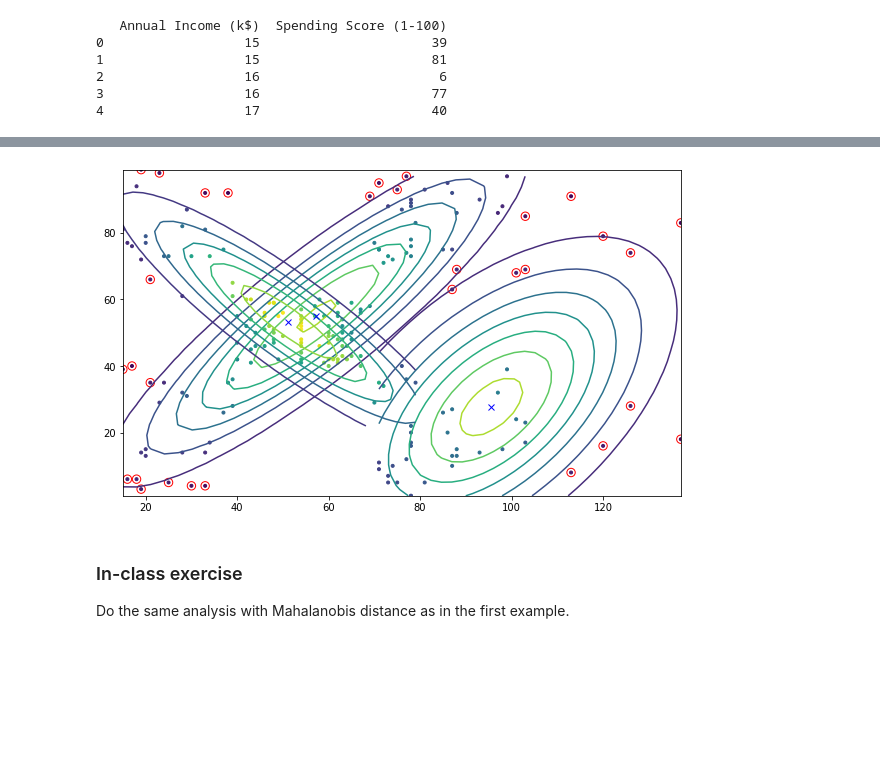
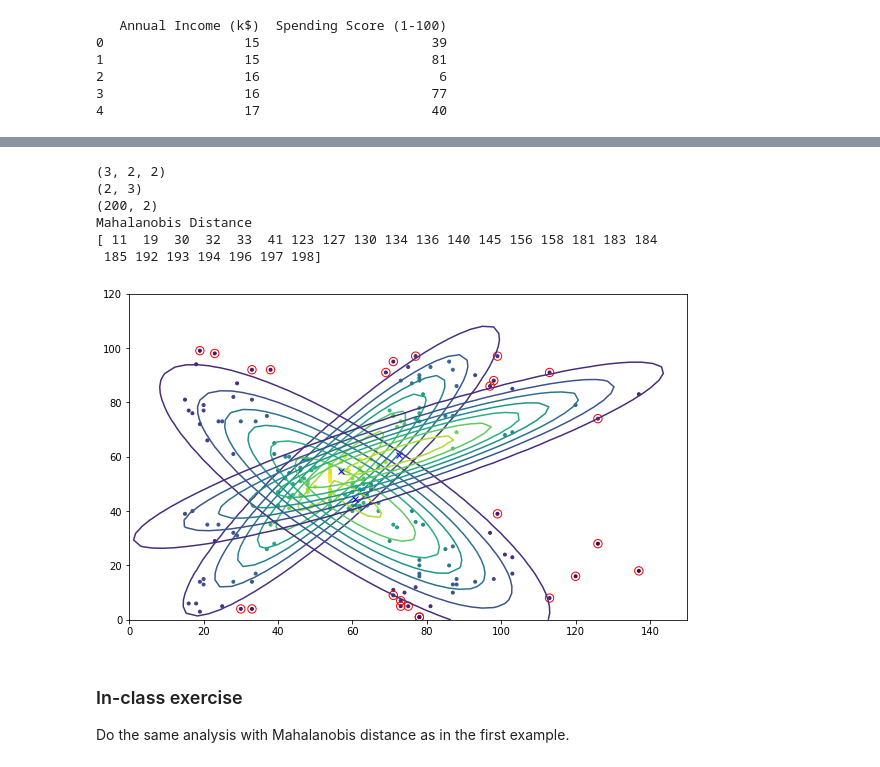
Before and after one commit to ruke1ire/AIT, a Jupyter notebook: ML/JupyterLab/Lab12/lab12_ilab_st121411.ipynb, the cells around one changed output, grey strips where cells are left out. Drawn from its saved outputs; the diff is of its cells as text; code cells hidden in the pictures; blank space fills up the shorter version.

```diff
--- a/ML/JupyterLab/Lab12/lab12_ilab_st121411.ipynb
+++ b/ML/JupyterLab/Lab12/lab12_ilab_st121411.ipynb
@@ -287,32 +410,64 @@ Next, the visualization:
+# %%
+print(Sigma.shape)
+print(Mu.shape)
+print(X.shape)
+
+m_distance = np.zeros((X.shape[0],Mu.shape[1]))
+
+for kk in range(Mu.shape[1]):
+    for i, x in enumerate(X):
+        mu = Mu[:,kk]
+        sig = Sigma[kk]
+        sig_inv = np.linalg.inv(sig)
+        diff = (mu-x).reshape(-1,1)
+        distance = np.sqrt(diff.T@sig_inv@diff)
+        m_distance[i,kk] = distance
+
+print("Mahalanobis Distance")
+#print(m_distance)
+a = np.argmin(m_distance,axis=1)
+(unique, counts) = np.unique(a, return_counts=True)
+#print(counts)
+
+max_z_score = 2.0 #99 percent
+min_distance = np.min(m_distance,axis=1)
+outlier = min_distance > max_z_score
+outlier = np.nonzero(outlier)[0]
+print(outlier)
+# %% [output]
+(3, 2, 2)
+(2, 3)
+(200, 2)
+Mahalanobis Distance
+[ 11  19  30  32  33  41 123 127 130 134 136 140 145 156 158 181 183 184
+ 185 192 193 194 196 197 198]
 # %%
 plt.figure(figsize=(10,6))
 plt.scatter(X[:,0],X[:,1],marker=".",c=pj,cmap='viridis');
 
-outlier_prob = .0001
-outliers = np.nonzero(pj<outlier_prob)[0]
-plt.scatter(X[outliers,0],X[outliers,1],marker="o",facecolor="none",edgecolor="r",s=70);
+plt.scatter(X[outlier,0],X[outlier,1],marker="o",facecolor="none",edgecolor="r",s=70);
 plt.plot(Mu[0,0], Mu[1,0],'bx',Mu[0,1], Mu[1,1],'bx', Mu[0,2], Mu[1,2],'bx')
 
 for c in np.arange(0,k):
     X_class = X[np.where(X_label[:,2] == c)[0],:]
-    xlist = np.linspace(min(X_class[:,0]), max(X_class[:,0]), 30)
-    ylist = np.linspace(min(X_class[:,1]), max(X_class[:,1]), 30)
+    xlist = np.linspace(0, 150, 50)
+    ylist = np.linspace(0, 120, 50)
 
     XX, YY = np.meshgrid(xlist, ylist)
     Z = np.zeros(XX.shape)
     i = 0
     while i < XX.shape[0]:
         j = 0
         while j < XX.shape[0]:
             pt = np.array([[XX[i,j], YY[i,j]]])
-            Z[i,j] = Gaussian(pt, Mu[:,c], Sigma[c])[0]
+            Z[i,j] = Gaussian(pt, Mu[:,c], Sigma[c])
             j = j + 1
         i = i + 1
     cp = plt.contour(XX, YY, Z)
 
 plt.show()
 # %% [output]
-[figure, old version]
+[figure, new version]
 # %% [markdown]
 ### In-class exercise
 
```
Also changed, not shown: parts of 20 cells of this notebook, 1 other file.
